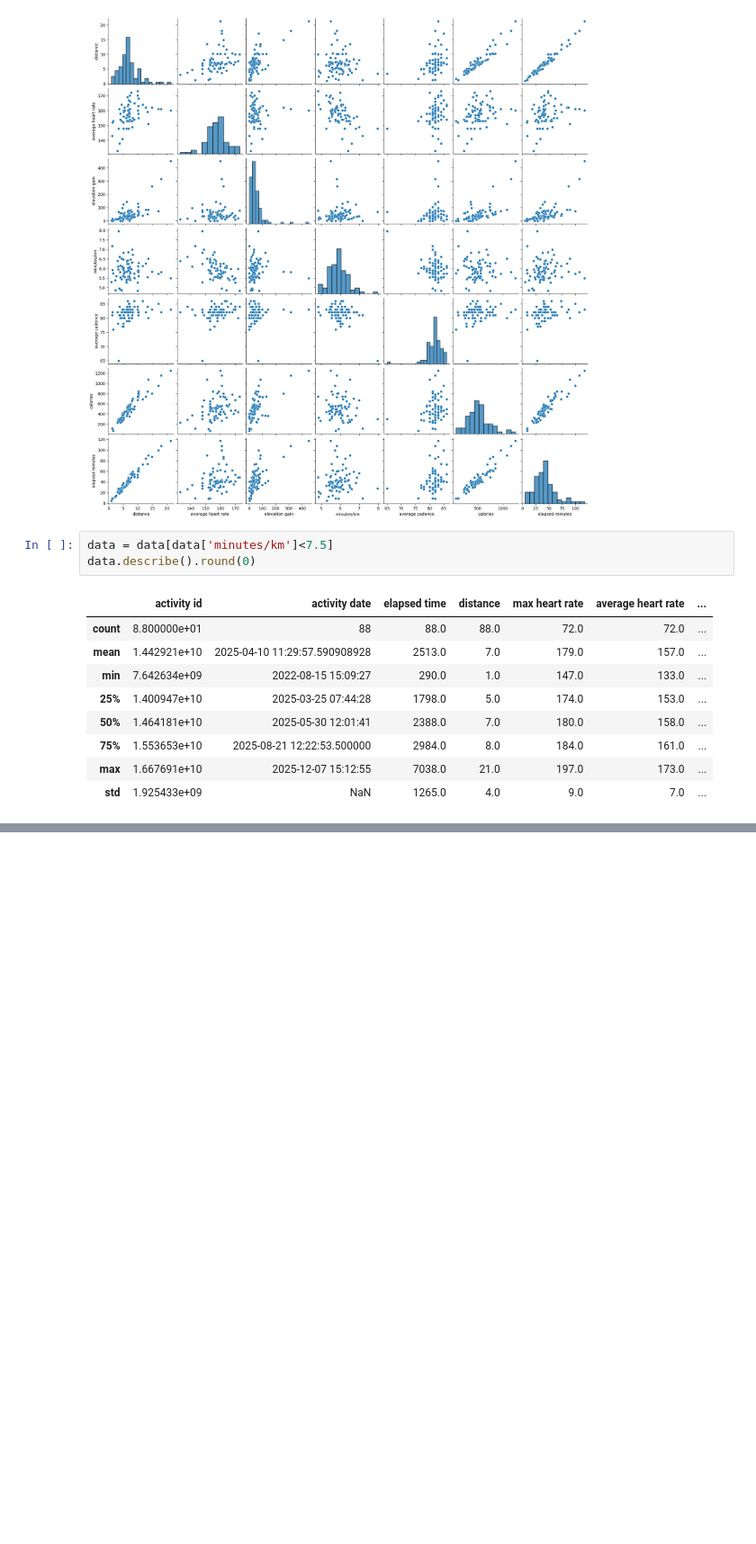
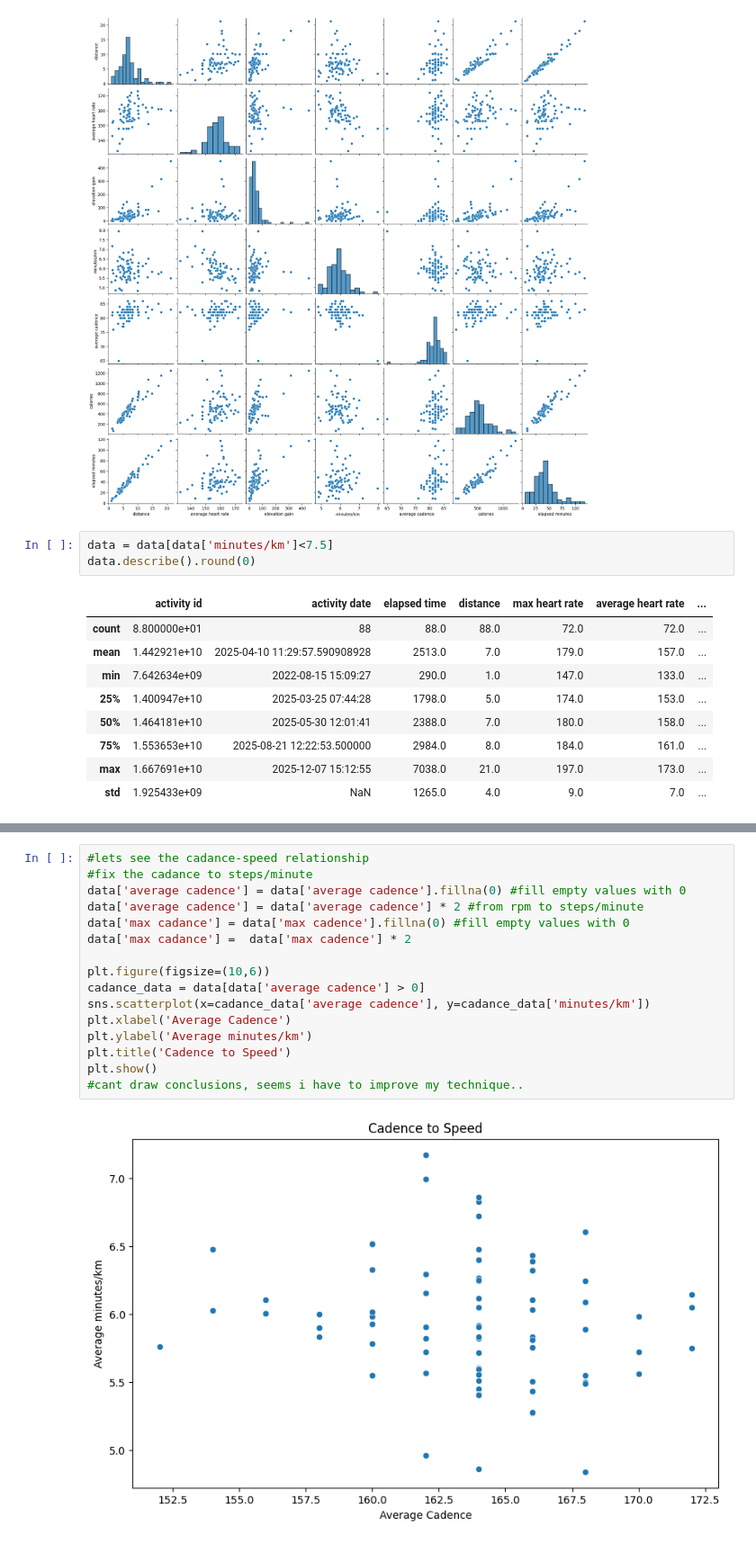
Before and after one commit to CarlArthur01/Running-analyzer, a Jupyter notebook: backend/notebooks/01_data_cleaning.ipynb, the cells around one changed output, grey strips where cells are left out. Shown at 90% size. Saved outputs shown, nothing was run; the diff lists cells and outputs as text; blank space fills up the shorter version.

```diff
--- a/backend/notebooks/01_data_cleaning.ipynb
+++ b/backend/notebooks/01_data_cleaning.ipynb
@@ -98,0 +121,18 @@ KeyError: 'date'
+# %%
+#lets see the cadance-speed relationship
+#fix the cadance to steps/minute
+data['average cadence'] = data['average cadence'].fillna(0) #fill empty values with 0
+data['average cadence'] = data['average cadence'] * 2 #from rpm to steps/minute
+data['max cadance'] = data['max cadence'].fillna(0) #fill empty values with 0
+data['max cadance'] =  data['max cadence'] * 2
+
+plt.figure(figsize=(10,6))
+cadance_data = data[data['average cadence'] > 0]
+sns.scatterplot(x=cadance_data['average cadence'], y=cadance_data['minutes/km'])
+plt.xlabel('Average Cadence')
+plt.ylabel('Average minutes/km')
+plt.title('Cadence to Speed')
+plt.show()
+#cant draw conclusions, seems i have to improve my technique..
+# %% [output]
+[figure, added]
```
Also changed, not shown: parts of 3 cells of this notebook, 2 other files.
